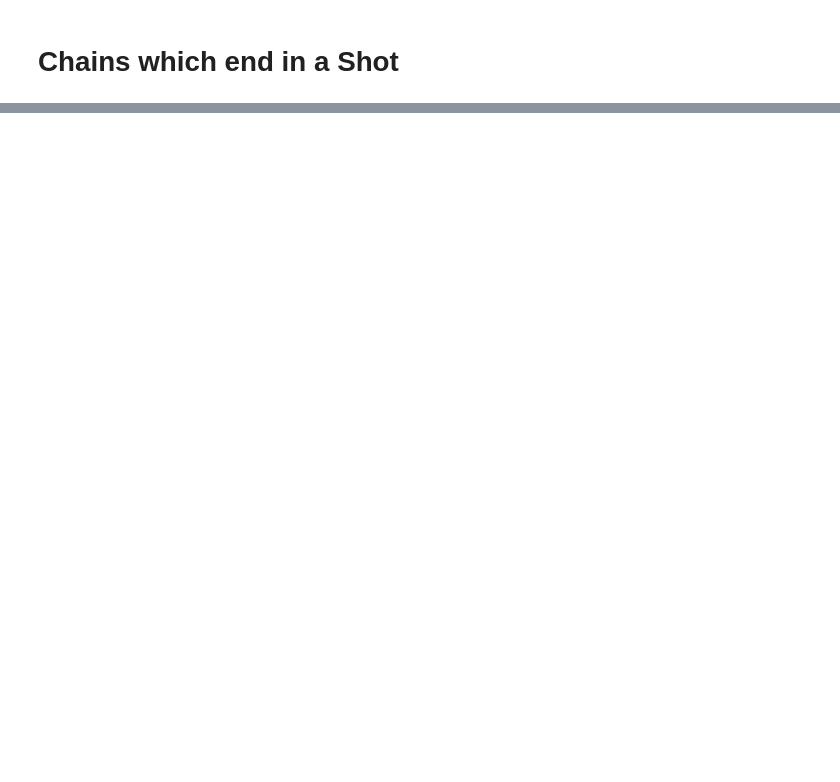
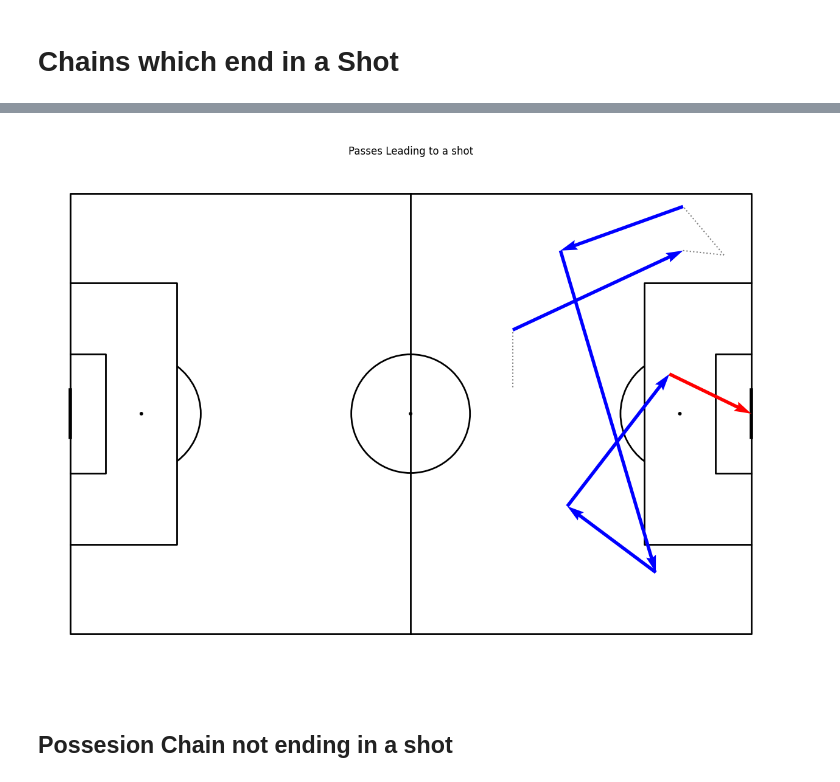
Before and after one commit to jimmybunter01/Soccermatics, a Jupyter notebook: Notebooks/4_Valuing_Actions/possesion_chains.ipynb, the cells around one changed output, grey strips where cells are left out. Saved outputs shown, nothing was run; the diff lists cells and outputs as text; code cells hidden in the pictures; blank space fills up the shorter version.

```diff
--- a/Notebooks/4_Valuing_Actions/possesion_chains.ipynb
+++ b/Notebooks/4_Valuing_Actions/possesion_chains.ipynb
@@ -224,0 +274,14 @@ xG_df[xG_df["possesion_chain"].isin([3,4])][["eventName", "possesion_chain", "xG
+# %%
+dodgy_events_removed_df = prepared_chains_df.loc[prepared_chains_df.apply(lambda x: len(x.positions) == 2, axis=1)].copy()
+dodgy_events_removed_df["x0"] = dodgy_events_removed_df.positions.apply(lambda cell: (cell[0]['x']) * 105/100)
+dodgy_events_removed_df["c0"] = dodgy_events_removed_df.positions.apply(lambda cell: abs(50 - cell[0]['y']) * 68/100)
+dodgy_events_removed_df["x1"] = dodgy_events_removed_df.positions.apply(lambda cell: (cell[1]['x']) * 105/100)
+dodgy_events_removed_df["c1"] = dodgy_events_removed_df.positions.apply(lambda cell: abs(50 - cell[1]['y']) * 68/100)
+
+# End of the Shot
+dodgy_events_removed_df.loc[dodgy_events_removed_df["eventName"] == "Shot", "x1"] = 105
+dodgy_events_removed_df.loc[dodgy_events_removed_df["eventName"] == "Shot", "c1"] = 0
+
+dodgy_events_removed_df["y0"] = dodgy_events_removed_df.positions.apply(lambda cell: (100 - cell[0]["y"]) * 68/100)
+dodgy_events_removed_df["y1"] = dodgy_events_removed_df.positions.apply(lambda cell: (100 - cell[1]["y"]) * 68/100)
+dodgy_events_removed_df.loc[dodgy_events_removed_df["eventName"] == "Shot", "y1"] = 34
@@ -224,0 +307,18 @@ xG_df[xG_df["possesion_chain"].isin([3,4])][["eventName", "possesion_chain", "xG
+# %%
+chain = dodgy_events_removed_df.loc[dodgy_events_removed_df["possesion_chain"] == 4]
+passes = chain.loc[chain["eventName"] == "Pass"]
+not_passes = chain.loc[chain["eventName"] != "Pass"]
+shot = chain.iloc[-1]
+# %%
+pitch = Pitch(line_color='black',pitch_type='custom', pitch_length=105, pitch_width=68, line_zorder = 2)
+fig, ax = pitch.grid(grid_height=0.9, title_height=0.06, axis=False, endnote_height=0.04, title_space=0, endnote_space=0)
+
+pitch.arrows(passes.x0, passes.y0, passes.x1, passes.y1, color="blue", ax=ax["pitch"], zorder=3)
+pitch.arrows(shot.x0, shot.y0, shot.x1, shot.y1, color="red", ax=ax["pitch"], zorder=3)
+pitch.lines(not_passes.x0, not_passes.y0, not_passes.x1, not_passes.y1, color="grey", lw=1.5, linestyle="dotted", ax=ax["pitch"])
+plt.suptitle("Passes Leading to a shot")
+plt.show()
+# %% [output]
+[figure, added]
+# %% [markdown]
+## Possesion Chain not ending in a shot
```
Also changed, not shown: parts of 11 cells of this notebook.
